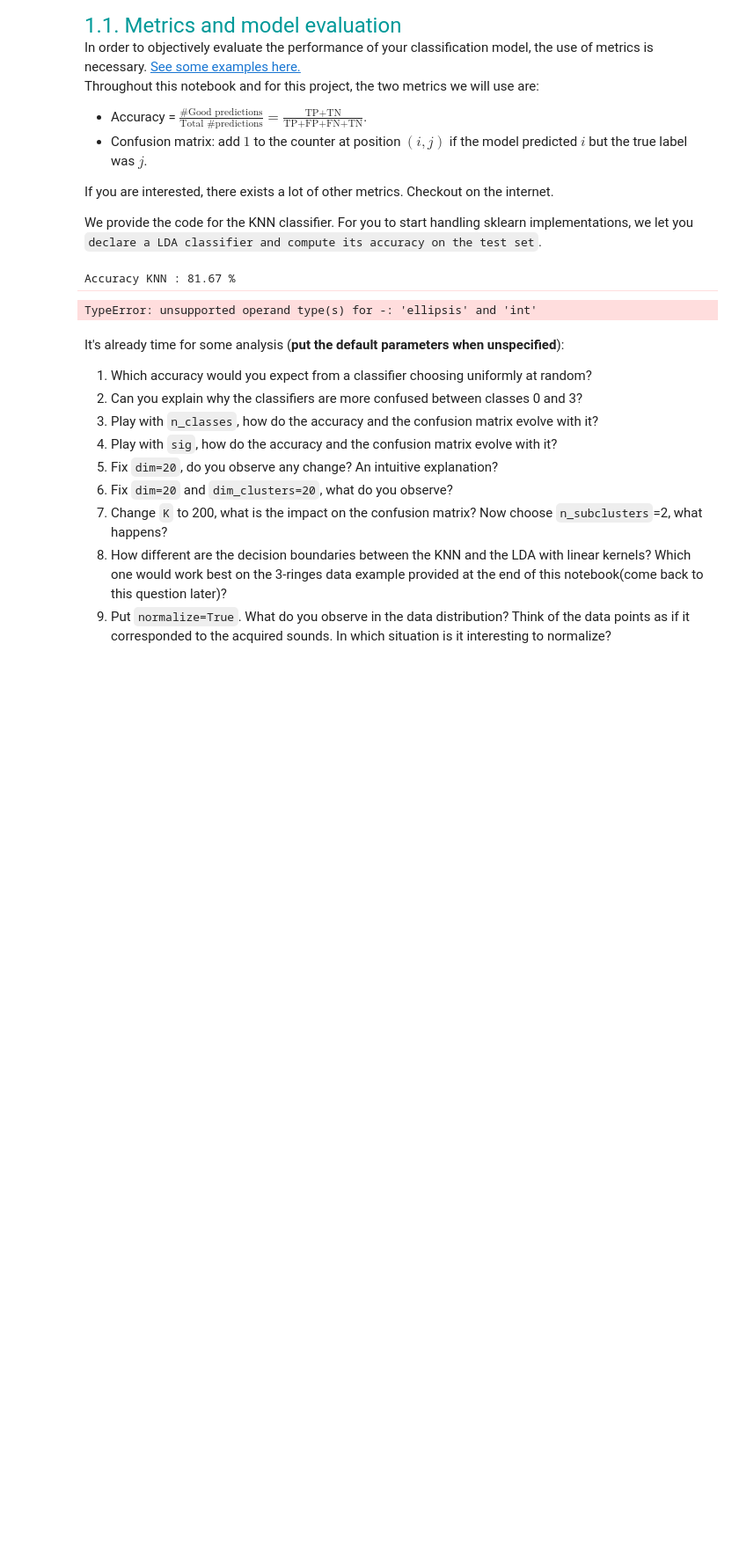
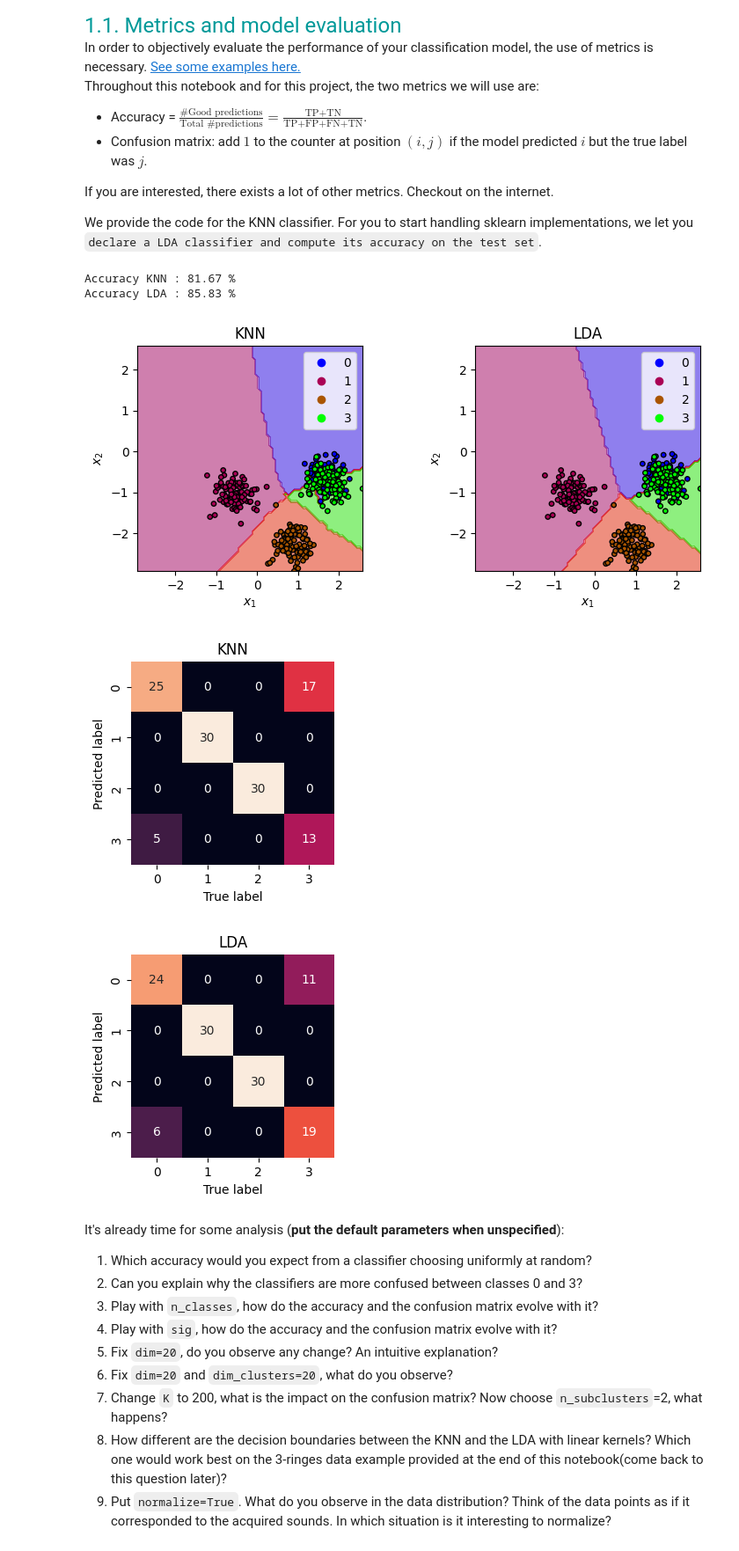
Before and after one commit to Anthiaume/LELEC210X-GroupA, a Jupyter notebook: classification/h5a1_toy.ipynb, the cells around one changed output. Shown: that part at 88% size. Saved outputs shown, nothing was run; the diff lists cells and outputs as text; code cells hidden in the pictures; blank space fills up the shorter version.

```diff
--- a/classification/h5a1_toy.ipynb
+++ b/classification/h5a1_toy.ipynb
@@ -120,40 +122,43 @@ X_train, X_test, y_train, y_test = train_test_split(
 )  # 'stratify=y' ensures we pick the same number of samples per class during the splitting
 
 K = 10  # Number of neighbours
 model_knn = KNeighborsClassifier(n_neighbors=K)  # Declare the KNN classifier
 model_knn.fit(X_train, y_train)  # Train the classifier
 prediction_knn = model_knn.predict(X_test)
 accuracy_knn = np.sum(prediction_knn - y_test == 0) / X_test.shape[0]
 print(f"Accuracy KNN : {100 * accuracy_knn:.2f} %")
 
 ### TO COMPLETE
-model_lda = ...  # Declare the LDA classifier with parameters by default.
-...  # Train the classifier
-prediction_lda = ...  # Predict the classes of the testing set
+model_lda = LDA()
+model_lda.fit(X_train, y_train)
+prediction_lda = model_lda.predict(X_test)
 accuracy_lda = np.sum(prediction_lda - y_test == 0) / X_test.shape[0]
 print(f"Accuracy LDA : {100 * accuracy_lda:.2f} %")
 
 "Plot"
 if dim == 2:
     # Plot the decision boundary.
     s = 15.0
     fig = plt.figure()
     axs = [fig.add_axes([0.0, 0.0, 0.4, 0.9]), fig.add_axes([0.6, 0.0, 0.4, 0.9])]
     plot_decision_boundaries(
         X, y, model_knn, ax=axs[0], legend=labels, title="KNN", s=s
     )
     plot_decision_boundaries(
         X, y, model_lda, ax=axs[1], legend=labels, title="LDA", s=s
     )
-    # plt.show()
+    plt.show()
 
 axs[0].set_title("KNN")
-show_confusion_matrix(prediction_knn, y_test, np.arange(n_classes))
+show_confusion_matrix(prediction_knn, y_test, np.arange(n_classes), title="KNN")
 axs[1].set_title("LDA using rbf kernel")
-show_confusion_matrix(prediction_lda, y_test, np.arange(n_classes))
+show_confusion_matrix(prediction_lda, y_test, np.arange(n_classes), title="LDA")
 # %% [output]
 Accuracy KNN : 81.67 %
+Accuracy LDA : 85.83 %
-TypeError: unsupported operand type(s) for -: 'ellipsis' and 'int'
+[figure, added]
+[figure, added]
+[figure, added]
 # %% [markdown]
 It's already time for some analysis (**put the default parameters when unspecified**):
 
```
Also changed, not shown: parts of 12 cells of this notebook.
